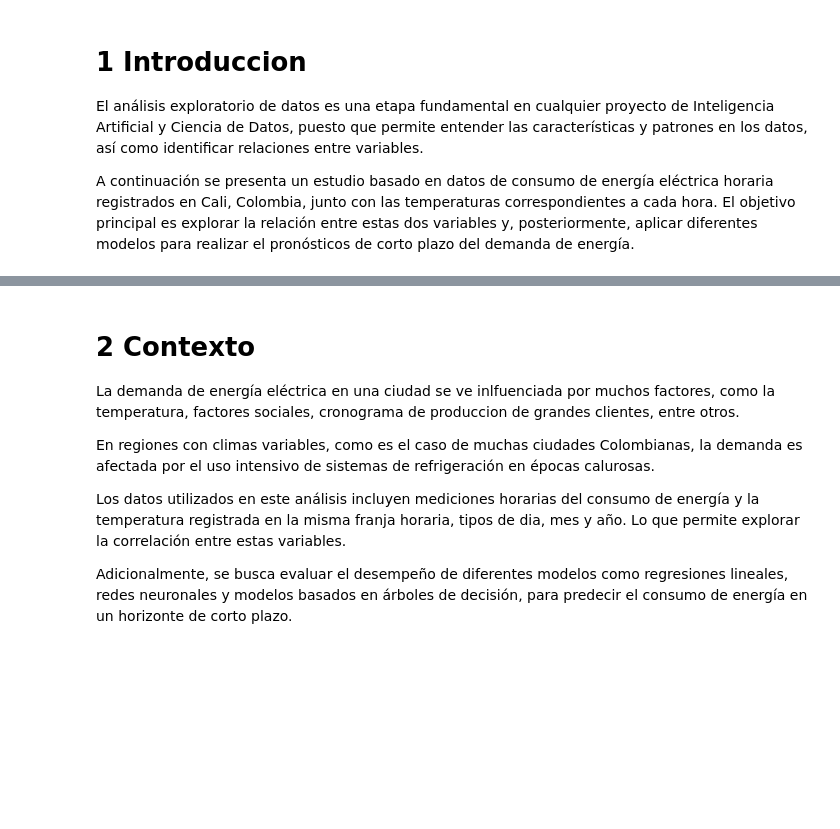
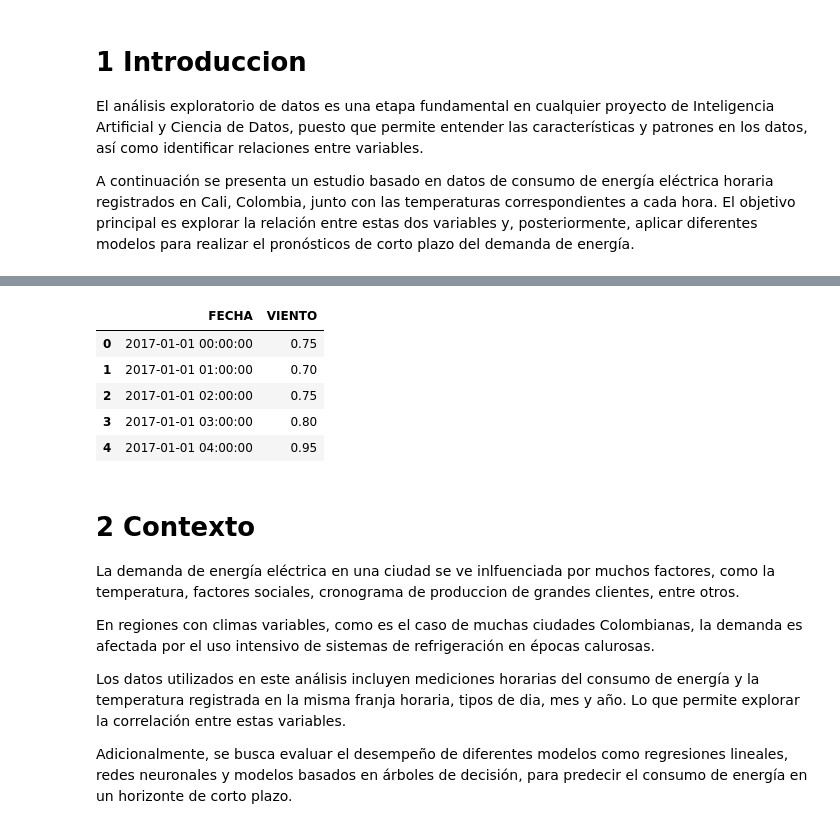
Before and after one commit to rchicangana/AnalisisDatosProyecto, a Jupyter notebook: ProyectoFinal.ipynb, the cells around one changed output, grey strips where cells are left out. Saved outputs shown, nothing was run; the diff lists cells and outputs as text; code cells hidden in the pictures; blank space fills up the shorter version.

```diff
--- a/ProyectoFinal.ipynb
+++ b/ProyectoFinal.ipynb
@@ -9,3 +32,24 @@ A continuación se presenta un estudio basado en datos de consumo de energía el
+# %%
+# Cargar datasets de velocidad del viento
+viento_files = glob.glob("Data/reporte_sisaire-vViento-*.csv")
+df_viento_list = [pd.read_csv(file) for file in viento_files]
+df_viento = pd.concat(df_viento_list)
+
+# Convertir fechas en el dataset de viento
+df_viento["Fecha inicial"] = pd.to_datetime(df_viento["Fecha inicial"], format="%Y-%m-%d %H:%M")
+
+# Promediar la velocidad del viento por hora
+df_viento_avg = df_viento.groupby("Fecha inicial")["VViento"].mean().reset_index()
+df_viento_avg.rename(columns={"Fecha inicial": "FECHA", "VViento": "VIENTO"}, inplace=True)
+
+df_viento_avg.head()
+# %% [output]
+|  | FECHA | VIENTO |
+| 0 | 2017-01-01 00:00:00 | 0.75 |
+| 1 | 2017-01-01 01:00:00 | 0.70 |
+| 2 | 2017-01-01 02:00:00 | 0.75 |
+| 3 | 2017-01-01 03:00:00 | 0.80 |
+| 4 | 2017-01-01 04:00:00 | 0.95 |
 # %% [markdown]
 # 2  Contexto
 
```
Also changed, not shown: parts of 19 cells of this notebook, 11 other files.
